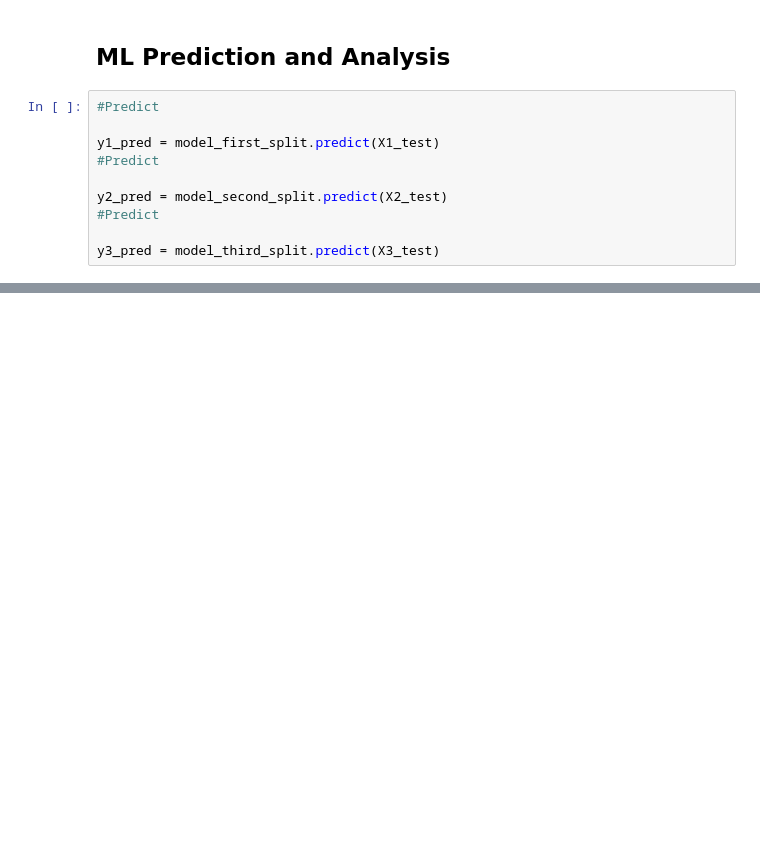
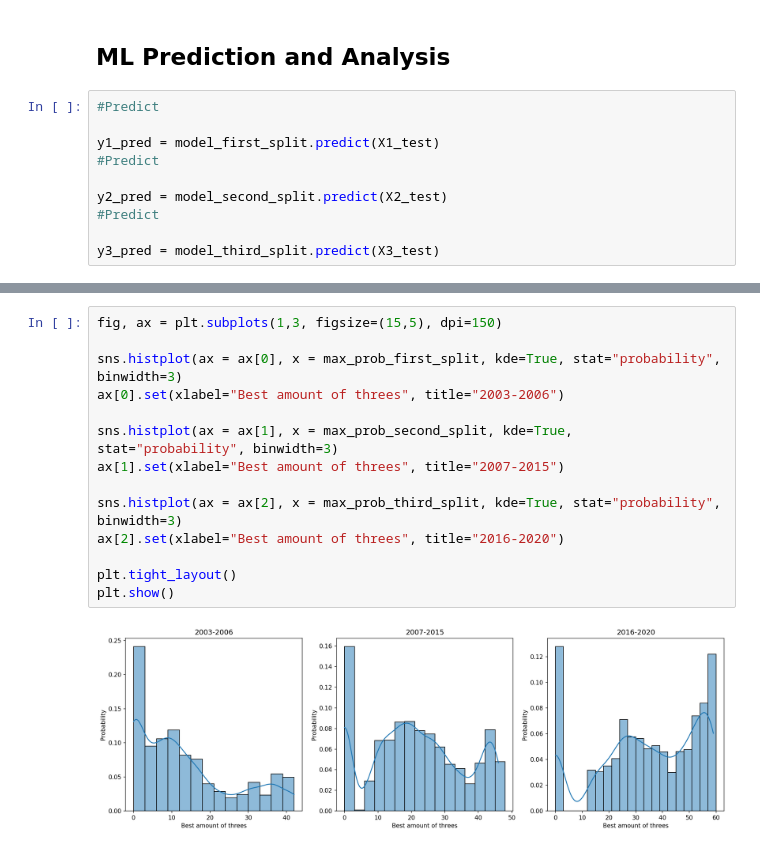
Before and after one commit to Sasmit-ai/NBA-Data-Analysis-Project, a Jupyter notebook: NBA Data Analysis Project.ipynb, the cells around one changed output, grey strips where cells are left out. Cells and saved outputs as stored; diff of their text form; blank space fills up the shorter version.

```diff
--- a/NBA Data Analysis Project.ipynb
+++ b/NBA Data Analysis Project.ipynb
@@ -390,0 +455,16 @@ weighted avg       0.82      0.82      0.82      4176
+# %%
+fig, ax = plt.subplots(1,3, figsize=(15,5), dpi=150)
+
+sns.histplot(ax = ax[0], x = max_prob_first_split, kde=True, stat="probability", binwidth=3)
+ax[0].set(xlabel="Best amount of threes", title="2003-2006")
+
+sns.histplot(ax = ax[1], x = max_prob_second_split, kde=True, stat="probability", binwidth=3)
+ax[1].set(xlabel="Best amount of threes", title="2007-2015")
+
+sns.histplot(ax = ax[2], x = max_prob_third_split, kde=True, stat="probability", binwidth=3)
+ax[2].set(xlabel="Best amount of threes", title="2016-2020")
+
+plt.tight_layout()
+plt.show()
+# %% [output]
+[figure, added]
```
Also changed, not shown: parts of 10 cells of this notebook.
